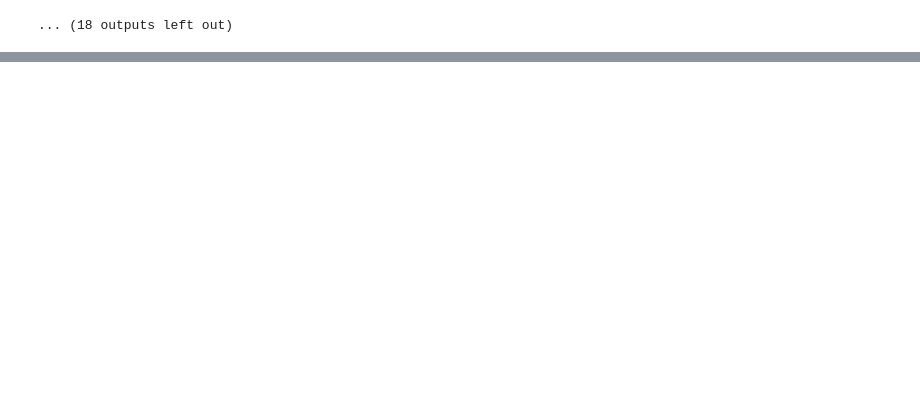
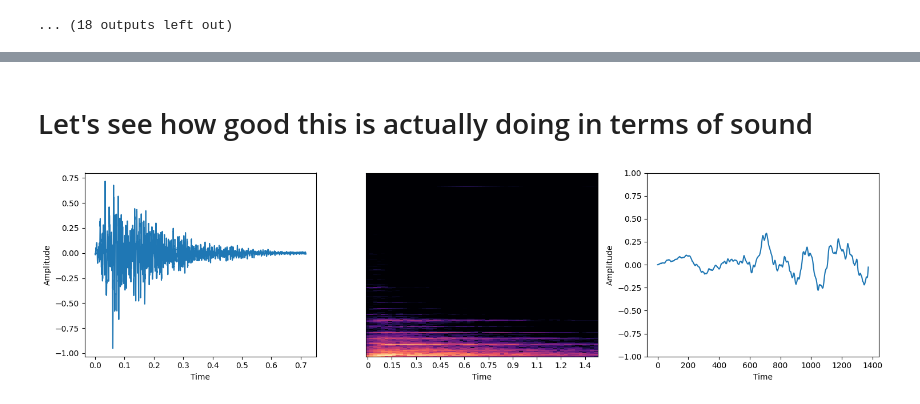
Before and after one commit to rhymeswithlion/ml_and_physical_sound_synthesis_2025sp, a Jupyter notebook: commuted_piano_dataset_bcruz_2025-02-21.ipynb, the cells around one changed output, grey strips where cells are left out. Cells and saved outputs as stored; diff of their text form; code cells hidden in the pictures; blank space fills up the shorter version.

```diff
--- a/commuted_piano_dataset_bcruz_2025-02-21.ipynb
+++ b/commuted_piano_dataset_bcruz_2025-02-21.ipynb
@@ -243,0 +361,19 @@ for i in range(10):
+# %%
+# evaluate the model on the test set
+
+ds_test = CommutedPianoDataset(train=False)
+testloader = torch.utils.data.DataLoader(ds_test, batch_size=32, shuffle=True)
+
+
+running_loss = 0.0
+for i, data in enumerate(testloader, 0):
+    inputs, labels = data
+
+    inputs = inputs.to(device)
+    labels = labels.to(device)
+
+    outputs = net(inputs)
+    loss = criterion(outputs, labels)
+    running_loss += loss.item()
+
+print(f"Test loss: {running_loss / len(testloader)}")
@@ -243,0 +382,11 @@ for i in range(10):
+# %% [markdown]
+# Let's see how good this is actually doing in terms of sound
+# %%
+from audio_utils import play_audio
+
+compare_index = 3
+
+r, sound = ds_test.get_vec_and_sound(compare_index)
+play_audio(sound, auto_play=True)
+# %% [output]
+[figure, added]
```
Also changed, not shown: parts of 12 cells of this notebook.
